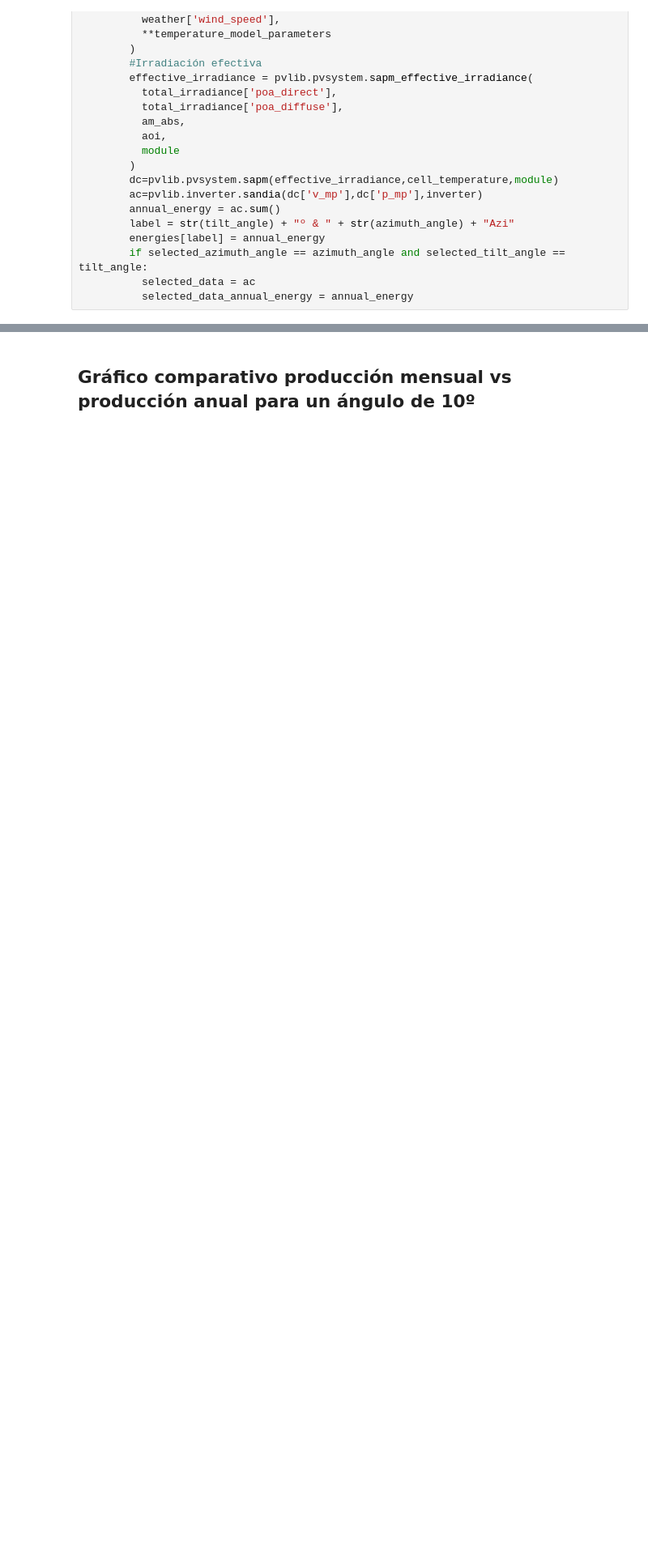
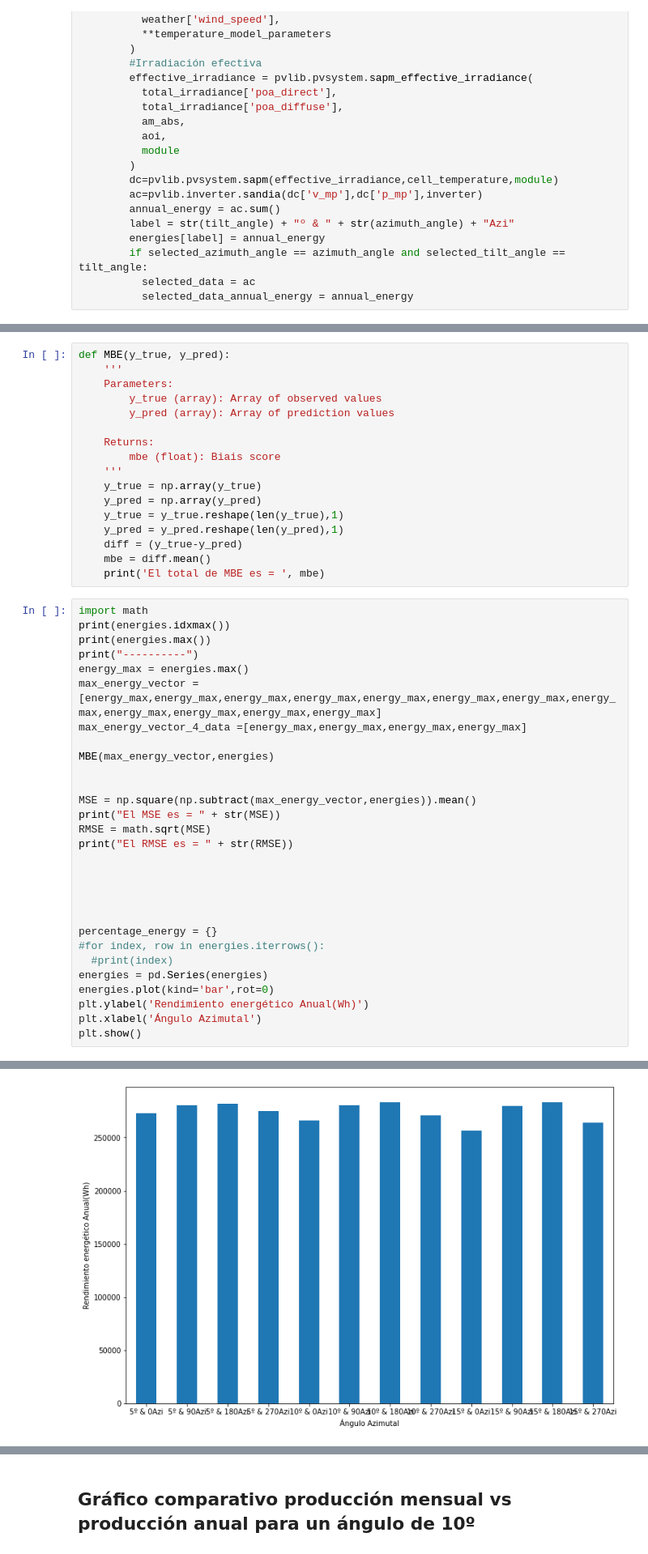
Before and after one commit to MGonzalez506/Dimensionamiento_PV, a Jupyter notebook: Simulación_y_Dimensionamiento.ipynb, the cells around one changed output, grey strips where cells are left out. Shown: that part at 81% size. Saved outputs shown, nothing was run; the diff lists cells and outputs as text; blank space fills up the shorter version.

```diff
--- a/Simulación_y_Dimensionamiento.ipynb
+++ b/Simulación_y_Dimensionamiento.ipynb
@@ -189,0 +183,47 @@ plt.show()
+# %%
+def MBE(y_true, y_pred):
+    '''
+    Parameters:
+        y_true (array): Array of observed values
+        y_pred (array): Array of prediction values
+
+    Returns:
+        mbe (float): Biais score
+    '''
+    y_true = np.array(y_true)
+    y_pred = np.array(y_pred)
+    y_true = y_true.reshape(len(y_true),1)
+    y_pred = y_pred.reshape(len(y_pred),1)
+    diff = (y_true-y_pred)
+    mbe = diff.mean()
+    print('El total de MBE es = ', mbe)
+# %%
+import math
+print(energies.idxmax())
+print(energies.max())
+print("----------")
+energy_max = energies.max()
+max_energy_vector = [energy_max,energy_max,energy_max,energy_max,energy_max,energy_max,energy_max,energy_max,energy_max,energy_max,energy_max,energy_max]
+max_energy_vector_4_data =[energy_max,energy_max,energy_max,energy_max]
+
+MBE(max_energy_vector,energies)
+
+
+MSE = np.square(np.subtract(max_energy_vector,energies)).mean()
+print("El MSE es = " + str(MSE))
+RMSE = math.sqrt(MSE)
+print("El RMSE es = " + str(RMSE))
+
+
+
+
+
+percentage_energy = {}
+#for index, row in energies.iterrows():
+  #print(index)
+energies = pd.Series(energies)
+energies.plot(kind='bar',rot=0)
+plt.ylabel('Rendimiento energético Anual(Wh)')
+plt.xlabel('Ángulo Azimutal')
+plt.show()
+# %% [output]
@@ -190,3 +236,4 @@ plt.show()
+[figure, added]
 # %%
 #print(last_ac.keys())
 estudio_por_mes = {}
```
Also changed, not shown: parts of 5 cells of this notebook.
